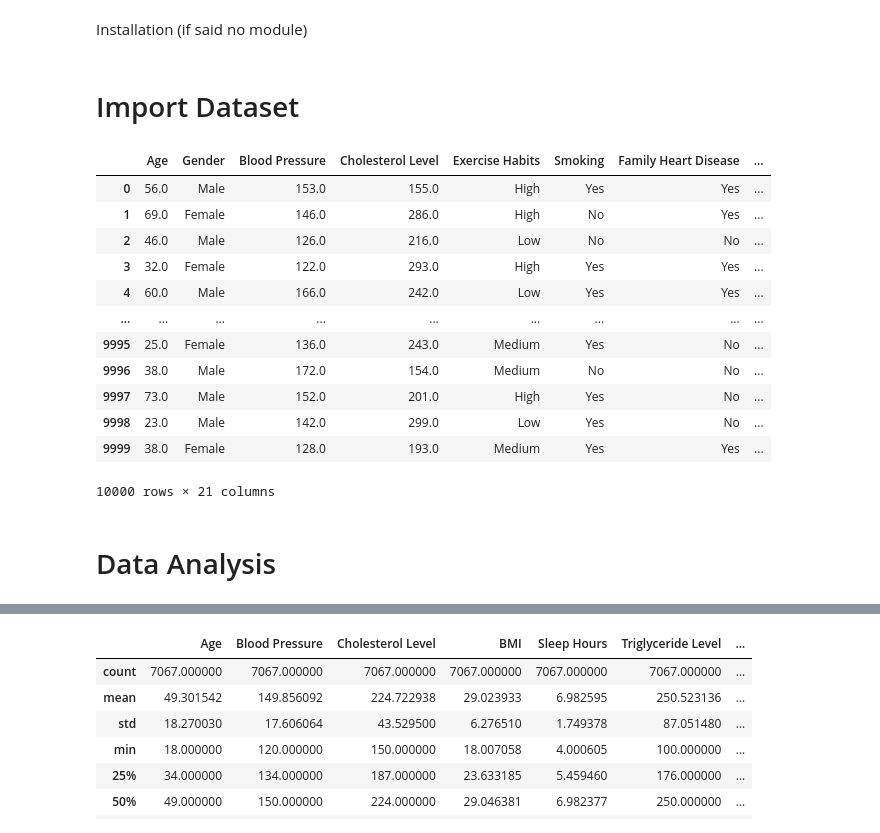
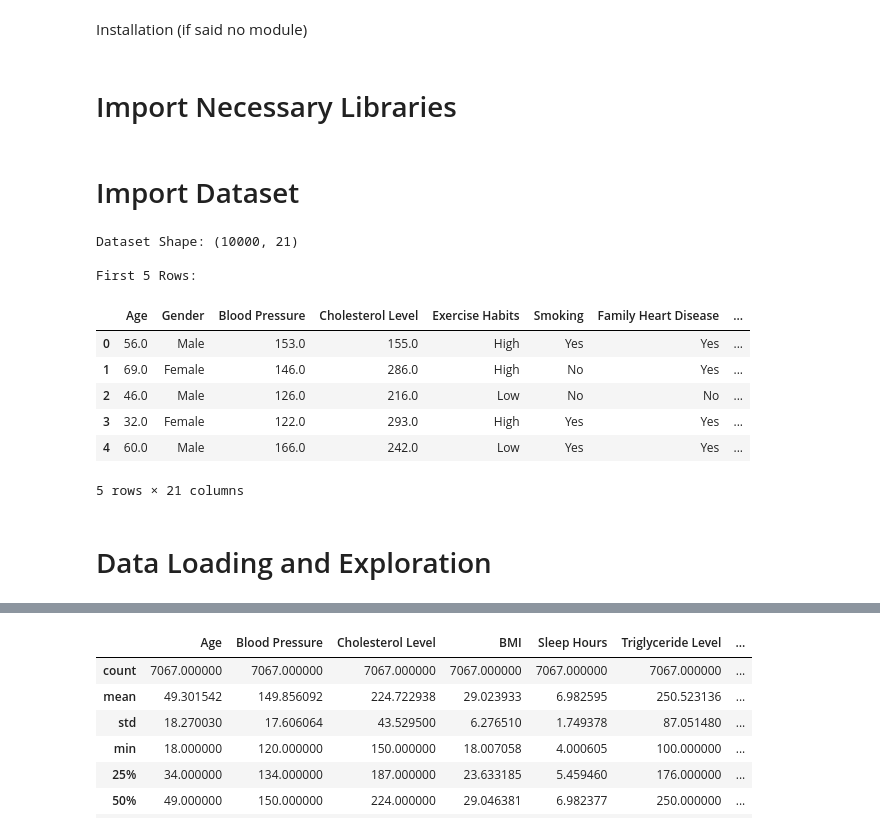
Before and after one commit to HongxuTeoh/AI_Assignment, a Jupyter notebook: AI_Assignment.ipynb, the cells around one changed output, grey strips where cells are left out. Drawn from its saved outputs; the diff is of its cells as text; code cells hidden in the pictures.

```diff
--- a/AI_Assignment.ipynb
+++ b/AI_Assignment.ipynb
@@ -3,6 +3,8 @@ Installation (if said no module)
 # %%
 !pip install pandas
 !pip install numpy
+# %% [markdown]
+# Import Necessary Libraries
 # %%
 import numpy as np
 import pandas as pd
@@ -9,21 +29,20 @@ import pandas as pd
 # %% [markdown]
 # Import Dataset
 # %%
-data = pd.read_csv('\AI_Assignment\heart_disease.csv')
-data
+df = pd.read_csv('\AI_Assignment\heart_disease.csv')
+print("Dataset Shape:", df.shape)
+print("\nFirst 5 Rows:")
+df.head()
 # %% [output]
+Dataset Shape: (10000, 21)
+
+First 5 Rows:
 |  | Age | Gender | Blood Pressure | Cholesterol Level | Exercise Habits | Smoking | Family Heart Disease | ... |
 | 0 | 56.0 | Male | 153.0 | 155.0 | High | Yes | Yes | ... |
 | 1 | 69.0 | Female | 146.0 | 286.0 | High | No | Yes | ... |
 | 2 | 46.0 | Male | 126.0 | 216.0 | Low | No | No | ... |
 | 3 | 32.0 | Female | 122.0 | 293.0 | High | Yes | Yes | ... |
 | 4 | 60.0 | Male | 166.0 | 242.0 | Low | Yes | Yes | ... |
-| ... | ... | ... | ... | ... | ... | ... | ... | ... |
-| 9995 | 25.0 | Female | 136.0 | 243.0 | Medium | Yes | No | ... |
-| 9996 | 38.0 | Male | 172.0 | 154.0 | Medium | No | No | ... |
-| 9997 | 73.0 | Male | 152.0 | 201.0 | High | Yes | No | ... |
-| 9998 | 23.0 | Male | 142.0 | 299.0 | Low | Yes | No | ... |
-| 9999 | 38.0 | Female | 128.0 | 193.0 | Medium | Yes | Yes | ... |
-10000 rows × 21 columns
+5 rows × 21 columns
 # %% [markdown]
-# Data Analysis
+# Data Loading and Exploration
```
Also changed, not shown: parts of 30 cells of this notebook, 1 other file.
